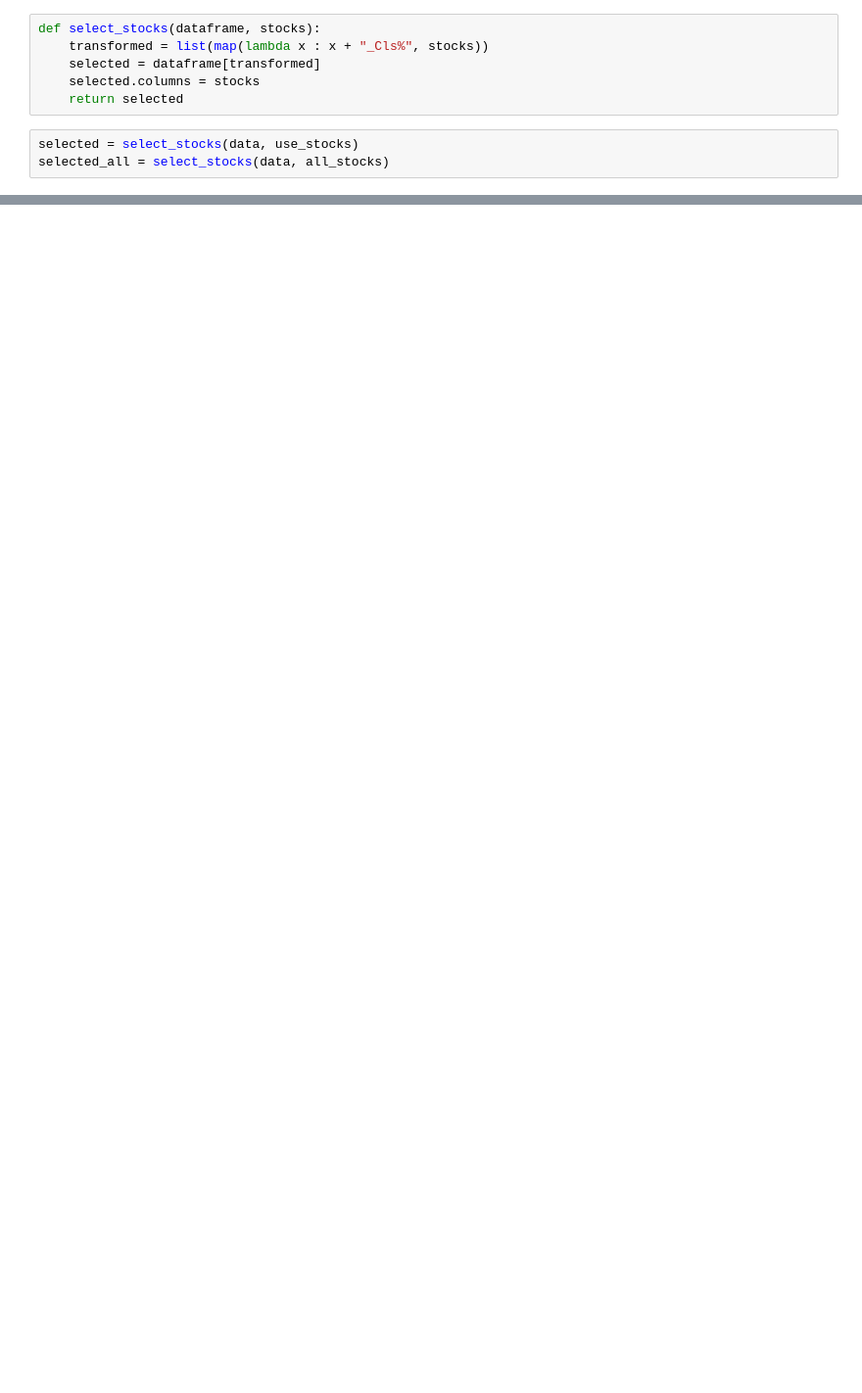
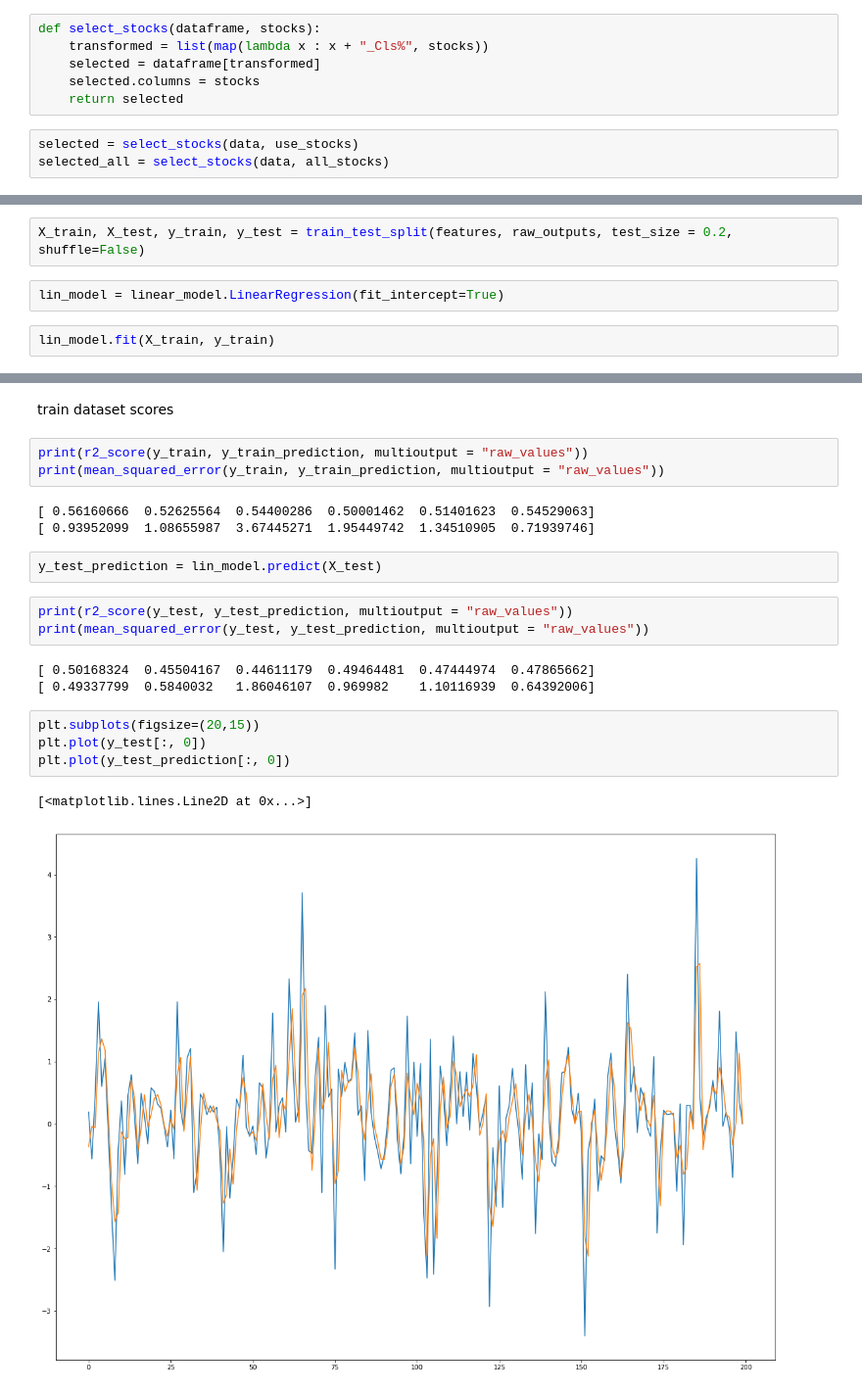
Before and after one commit to positivcheg94/project_bohomol, a Jupyter notebook: project.ipynb, the cells around one changed output, grey strips where cells are left out. Shown at 98% size. Cells and saved outputs as stored; diff of their text form; blank space fills up the shorter version.

Commit message:
Added first model - just linear regression.

```diff
--- a/project.ipynb
+++ b/project.ipynb
@@ -77,0 +74,6 @@ all_stocks
+# %%
+X_train, X_test, y_train, y_test = train_test_split(features, raw_outputs, test_size = 0.2, shuffle=False)
+# %%
+lin_model = linear_model.LinearRegression(fit_intercept=True)
+# %%
+lin_model.fit(X_train, y_train)
@@ -77,0 +84,23 @@ all_stocks
+# %% [markdown]
+train dataset scores
+# %%
+print(r2_score(y_train, y_train_prediction, multioutput = "raw_values"))
+print(mean_squared_error(y_train, y_train_prediction, multioutput = "raw_values"))
+# %% [output]
+[ 0.56160666  0.52625564  0.54400286  0.50001462  0.51401623  0.54529063]
+[ 0.93952099  1.08655987  3.67445271  1.95449742  1.34510905  0.71939746]
+# %%
+y_test_prediction = lin_model.predict(X_test)
+# %%
+print(r2_score(y_test, y_test_prediction, multioutput = "raw_values"))
+print(mean_squared_error(y_test, y_test_prediction, multioutput = "raw_values"))
+# %% [output]
+[ 0.50168324  0.45504167  0.44611179  0.49464481  0.47444974  0.47865662]
+[ 0.49337799  0.5840032   1.86046107  0.969982    1.10116939  0.64392006]
+# %%
+plt.subplots(figsize=(20,15))
+plt.plot(y_test[:, 0])
+plt.plot(y_test_prediction[:, 0])
+# %% [output]
+[<matplotlib.lines.Line2D at 0x...>]
+[figure, added]
```
Also changed, not shown: parts of 14 cells of this notebook.
